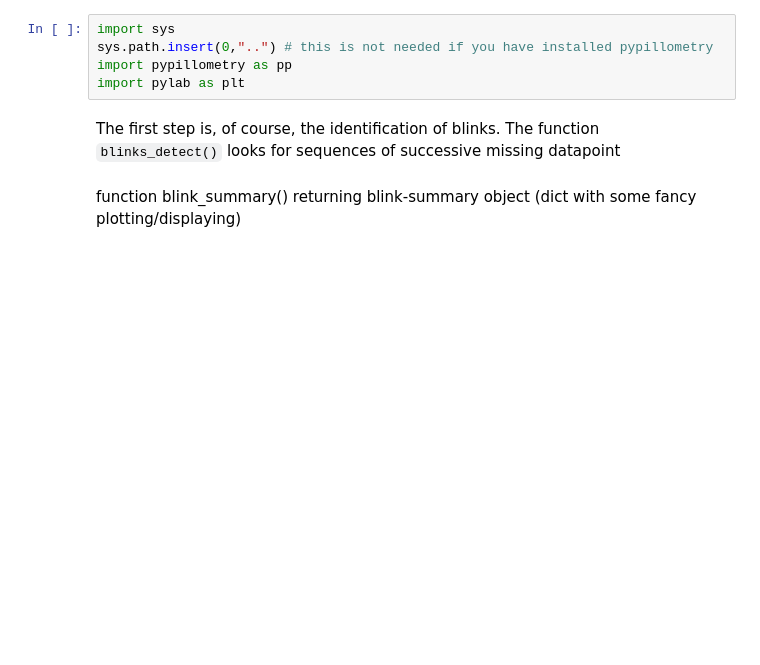
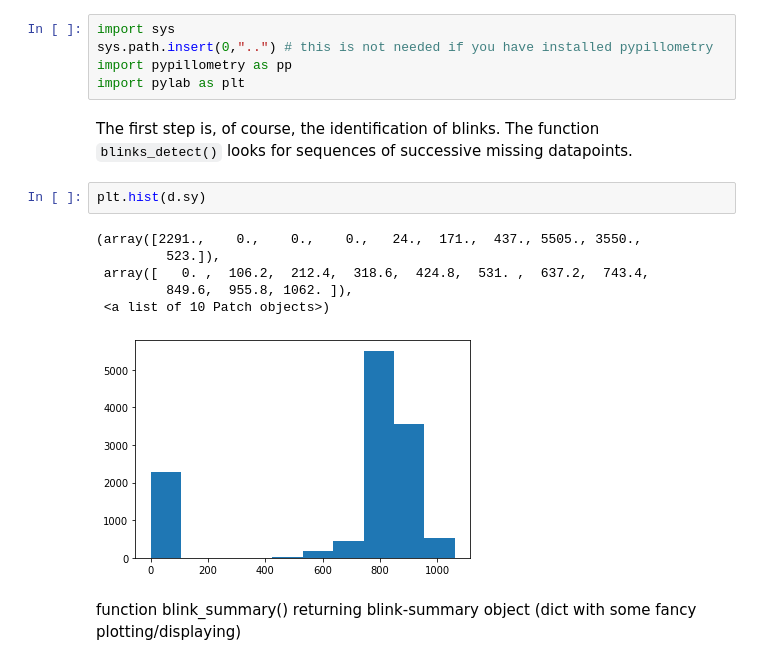
Before and after one commit to ihrke/pypillometry, a Jupyter notebook: docs/html/docs/blinks.ipynb, the cells around one changed output. Saved outputs shown, nothing was run; the diff lists cells and outputs as text; blank space fills up the shorter version.

Commit message:
blink-detection/interpolation cleaned up

```diff
--- a/docs/html/docs/blinks.ipynb
+++ b/docs/html/docs/blinks.ipynb
@@ -8,7 +8,16 @@ sys.path.insert(0,"..") # this is not needed if you have installed pypillometry
 import pypillometry as pp
 import pylab as plt
 # %% [markdown]
-The first step is, of course, the identification of blinks. The function `blinks_detect()` looks for sequences of successive missing datapoint
+The first step is, of course, the identification of blinks. The function `blinks_detect()` looks for sequences of successive missing datapoints.
+# %%
+plt.hist(d.sy)
+# %% [output]
+(array([2291.,    0.,    0.,    0.,   24.,  171.,  437., 5505., 3550.,
+         523.]),
+ array([   0. ,  106.2,  212.4,  318.6,  424.8,  531. ,  637.2,  743.4,
+         849.6,  955.8, 1062. ]),
+ <a list of 10 Patch objects>)
+[figure, added]
 # %% [markdown]
 function blink_summary() returning blink-summary object (dict with some fancy plotting/displaying)
 # %% [markdown]
```
Also changed, not shown: 39 other files.
